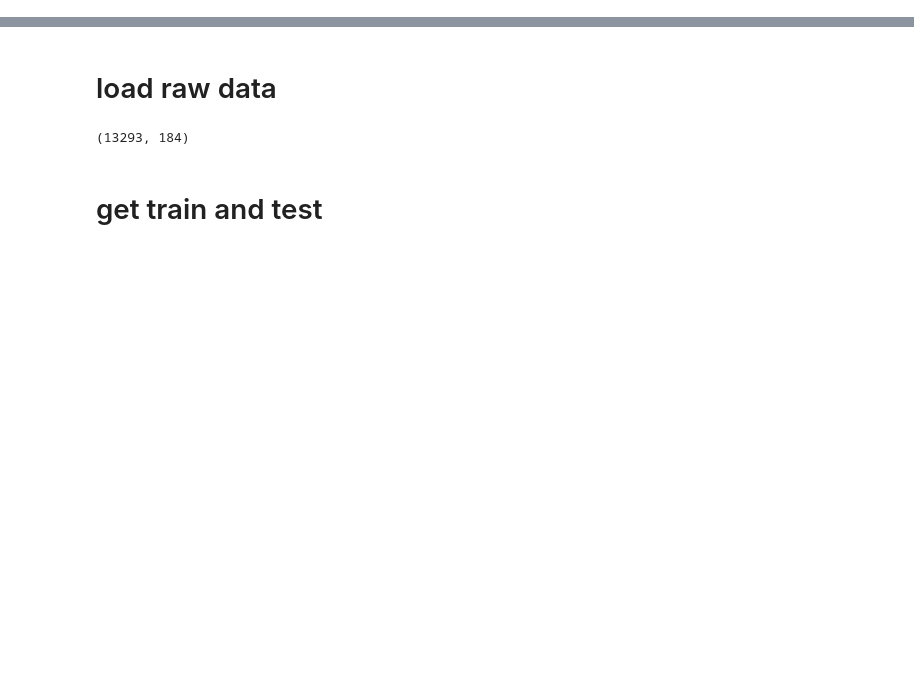
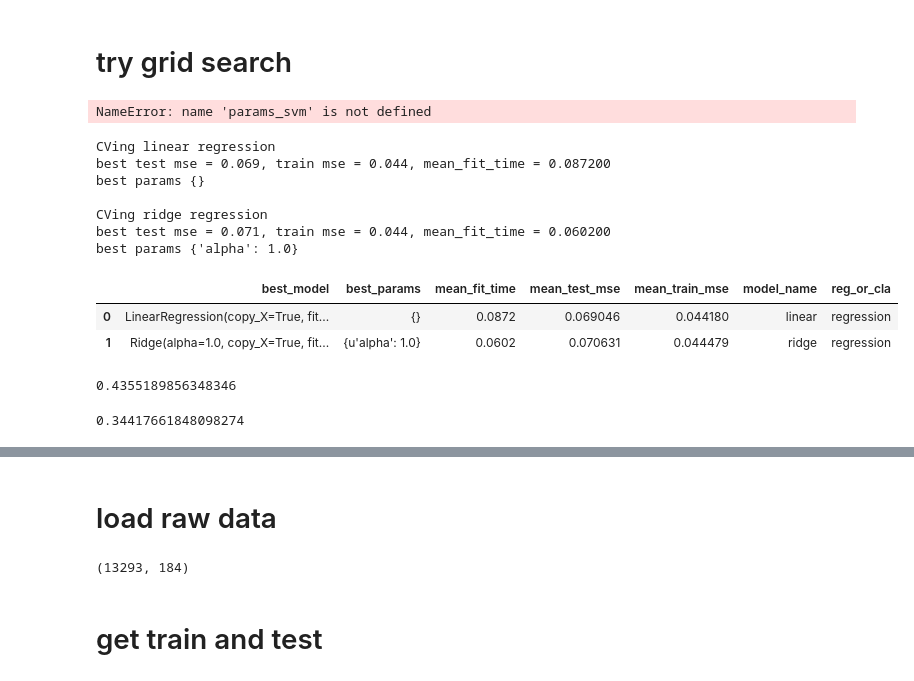
Before and after one commit to JHWu92/Cycling_safety, a Jupyter notebook: open_data_analysis/DEVELOPING predict LTS.ipynb, the cells around one changed output, grey strips where cells are left out. Cells and saved outputs as stored; diff of their text form; code cells hidden in the pictures; blank space fills up the shorter version.

Commit message:
adding CV parameters tuning

```diff
--- a/open_data_analysis/DEVELOPING predict LTS.ipynb
+++ b/open_data_analysis/DEVELOPING predict LTS.ipynb
@@ -0,0 +1,69 @@
+# %% [markdown]
+# try grid search
+# %%
+from sklearn import svm, datasets
+from sklearn.model_selection import GridSearchCV
+iris = datasets.load_iris()
+svr = svm.SVC()
+clf = GridSearchCV(svr, params_svm, n_jobs=-1, cv=5, scoring='f1_macro')
+clf.fit(iris.data, iris.target)
+# %% [output]
+NameError: name 'params_svm' is not defined
+# %%
+def CV_models(models, n_jobs=-1, cv=5):
+    cv_results = []
+    for model, tuning_params, name, reg_or_class in models:
+        print 'CVing', name, reg_or_class
+        if reg_or_class == "regression":
+            clf = GridSearchCV(model, tuning_params, n_jobs=n_jobs, cv=cv, scoring='neg_mean_squared_error')
+        else:
+            clf = GridSearchCV(model, tuning_params, n_jobs=n_jobs, cv=cv, scoring='f1_macro')
+
+        clf.fit(iris.data, iris.target)
+        df = pd.DataFrame(clf.cv_results_).sort('mean_test_score', ascending=False)
+
+        test_score, train_score, fit_time = df[['mean_test_score', 'mean_train_score', 'mean_fit_time']].values[0]
+        test_score = -1. * test_score
+        train_score = -1. * train_score
+        print 'best test mse = %.3f, train mse = %.3f, mean_fit_time = %f' %(test_score, train_score, fit_time)
+        print 'best params', clf.best_params_
+        print
+
+        result = {}
+        result['model_name'] = name
+        result['reg_or_cla'] = reg_or_class
+        result['mean_test_mse'] = test_score
+        result['mean_train_mse'] = train_score
+        result['mean_fit_time'] = fit_time
+        result['best_params'] = clf.best_params_
+        result['best_model'] = clf.best_estimator_
+        cv_results.append(result)
+    return cv_results
+# %%
+models = get_models()
+cv_results = CV_models(models[:2])
+df_cv = pd.DataFrame(cv_results)
+df_cv
+# %% [output]
+CVing linear regression
+best test mse = 0.069, train mse = 0.044, mean_fit_time = 0.087200
+best params {}
+
+CVing ridge regression
+best test mse = 0.071, train mse = 0.044, mean_fit_time = 0.060200
+best params {'alpha': 1.0}
+|  | best_model | best_params | mean_fit_time | mean_test_mse | mean_train_mse | model_name | reg_or_cla |
+| 0 | LinearRegression(copy_X=True, fit... | {} | 0.0872 | 0.069046 | 0.044180 | linear | regression |
+| 1 | Ridge(alpha=1.0, copy_X=True, fit... | {u'alpha': 1.0} | 0.0602 | 0.070631 | 0.044479 | ridge | regression |
+# %%
+from sklearn.model_selection import train_test_split
+X_train, X_test, y_train, y_test = train_test_split(iris.data, iris.target, test_size=0.4, random_state=0)
+
+clf = linear_model.Lasso().fit(X_train, y_train)
+clf.score(X_test, y_test)
+# %% [output]
+0.4355189856348346
+# %%
+mean_squared_error(y_test,clf.predict(X_test))
+# %% [output]
+0.34417661848098274
```
Also changed, not shown: parts of 7 cells of this notebook.
